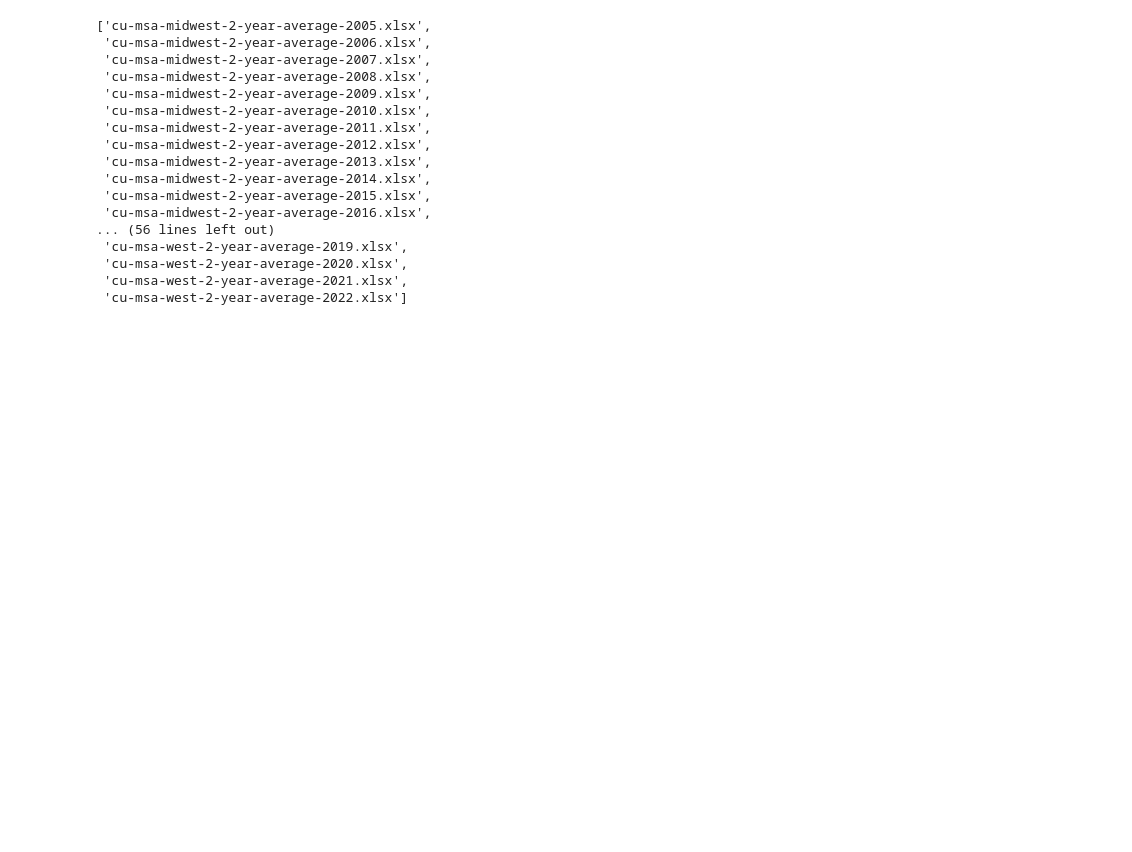
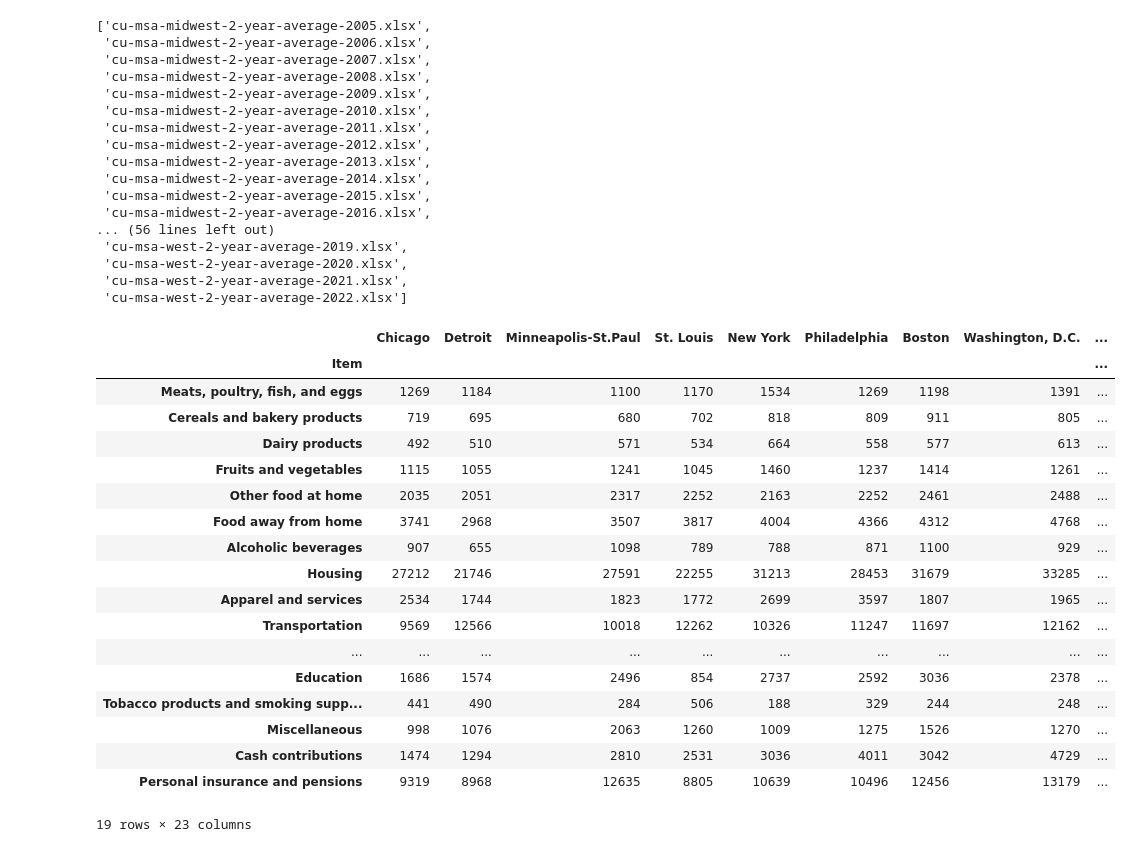
Before and after one commit to MrGoots/MachineLearning_Project, a Jupyter notebook: spendingsRead.ipynb, the cells around one changed output. Saved outputs shown, nothing was run; the diff lists cells and outputs as text; code cells hidden in the pictures; blank space fills up the shorter version.

```diff
--- a/spendingsRead.ipynb
+++ b/spendingsRead.ipynb
@@ -81,3 +81,25 @@ for y in years:
     final = pd.concat([final,master],axis = 0)
 final
 final.to_csv(f'resources/spending_{startYear}-{endYear}.csv')
+# %%
+master
+# %% [output]
+|  | Chicago | Detroit | Minneapolis-St.Paul | St. Louis | New York | Philadelphia | Boston | Washington, D.C. | ... |
+| Item |  |  |  |  |  |  |  |  | ... |
+| Meats, poultry, fish, and eggs | 1269 | 1184 | 1100 | 1170 | 1534 | 1269 | 1198 | 1391 | ... |
+| Cereals and bakery products | 719 | 695 | 680 | 702 | 818 | 809 | 911 | 805 | ... |
+| Dairy products | 492 | 510 | 571 | 534 | 664 | 558 | 577 | 613 | ... |
+| Fruits and vegetables | 1115 | 1055 | 1241 | 1045 | 1460 | 1237 | 1414 | 1261 | ... |
+| Other food at home | 2035 | 2051 | 2317 | 2252 | 2163 | 2252 | 2461 | 2488 | ... |
+| Food away from home | 3741 | 2968 | 3507 | 3817 | 4004 | 4366 | 4312 | 4768 | ... |
+| Alcoholic beverages | 907 | 655 | 1098 | 789 | 788 | 871 | 1100 | 929 | ... |
+| Housing | 27212 | 21746 | 27591 | 22255 | 31213 | 28453 | 31679 | 33285 | ... |
+| Apparel and services | 2534 | 1744 | 1823 | 1772 | 2699 | 3597 | 1807 | 1965 | ... |
+| Transportation | 9569 | 12566 | 10018 | 12262 | 10326 | 11247 | 11697 | 12162 | ... |
+| ... | ... | ... | ... | ... | ... | ... | ... | ... | ... |
+| Education | 1686 | 1574 | 2496 | 854 | 2737 | 2592 | 3036 | 2378 | ... |
+| Tobacco products and smoking supp... | 441 | 490 | 284 | 506 | 188 | 329 | 244 | 248 | ... |
+| Miscellaneous | 998 | 1076 | 2063 | 1260 | 1009 | 1275 | 1526 | 1270 | ... |
+| Cash contributions | 1474 | 1294 | 2810 | 2531 | 3036 | 4011 | 3042 | 4729 | ... |
+| Personal insurance and pensions | 9319 | 8968 | 12635 | 8805 | 10639 | 10496 | 12456 | 13179 | ... |
+19 rows × 23 columns
```
Also changed, not shown: 2 other files.
